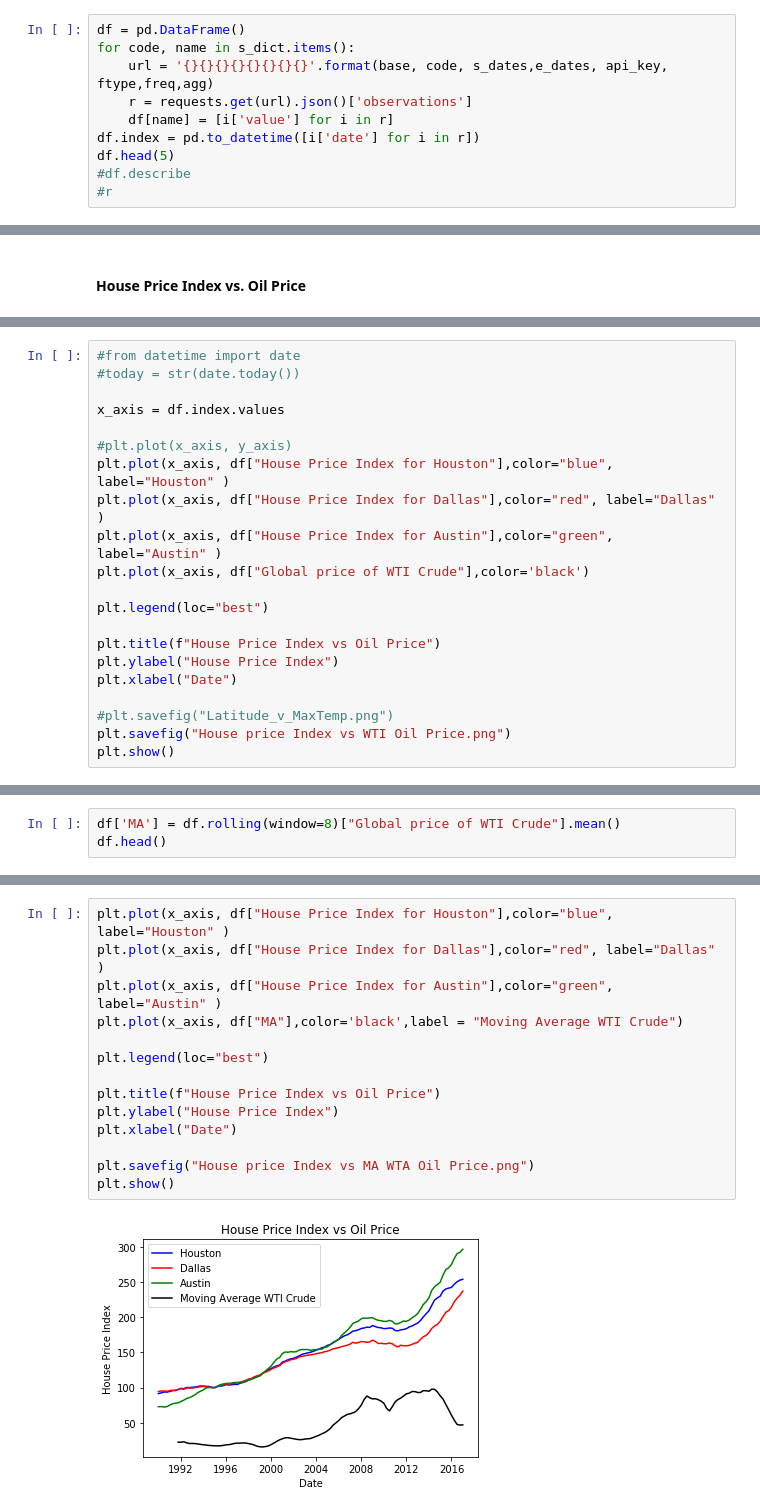
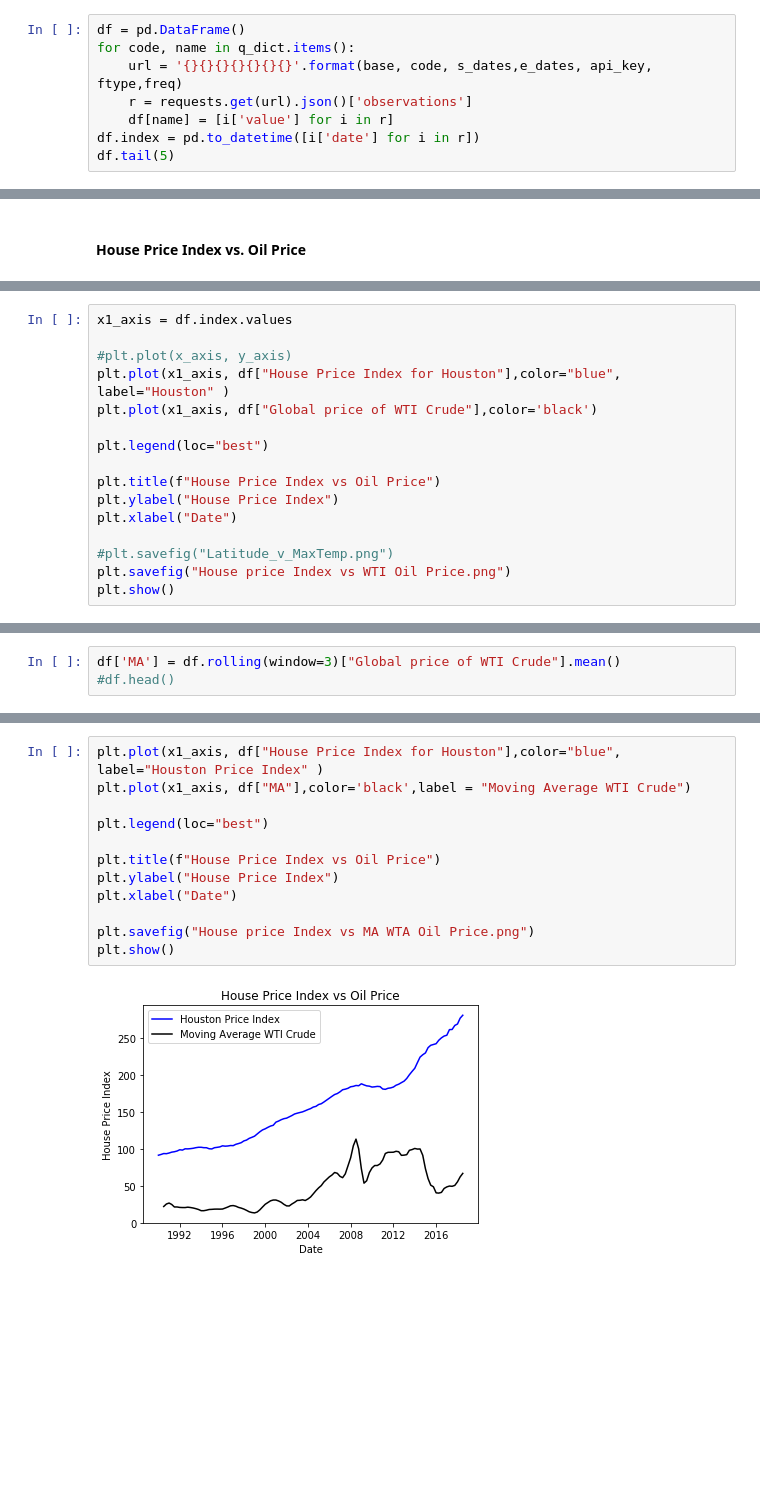
Before and after one commit to dxvo/DGJ_project, a Jupyter notebook: notebook/Gage_FRED_API.ipynb, the cells around one changed output, grey strips where cells are left out. Cells and saved outputs as stored; diff of their text form; blank space fills up the shorter version.

```diff
--- a/notebook/Gage_FRED_API.ipynb
+++ b/notebook/Gage_FRED_API.ipynb
@@ -67,11 +75,9 @@ agg = '&aggregation_method={}'.format(aggregation)
 # %%
 df = pd.DataFrame()
-for code, name in s_dict.items():
-    url = '{}{}{}{}{}{}{}{}'.format(base, code, s_dates,e_dates, api_key, ftype,freq,agg)
+for code, name in q_dict.items():
+    url = '{}{}{}{}{}{}{}'.format(base, code, s_dates,e_dates, api_key, ftype,freq)
     r = requests.get(url).json()['observations']
     df[name] = [i['value'] for i in r]
 df.index = pd.to_datetime([i['date'] for i in r])
-df.head(5)
-#df.describe
-#r
+df.tail(5)
 # %% [output]
@@ -122,14 +187,9 @@ df.to_csv(output_data_file)
 # %%
-#from datetime import date
-#today = str(date.today())
-
-x_axis = df.index.values
+x1_axis = df.index.values
 
 #plt.plot(x_axis, y_axis)
-plt.plot(x_axis, df["House Price Index for Houston"],color="blue", label="Houston" )
-plt.plot(x_axis, df["House Price Index for Dallas"],color="red", label="Dallas" )
-plt.plot(x_axis, df["House Price Index for Austin"],color="green", label="Austin" )
-plt.plot(x_axis, df["Global price of WTI Crude"],color='black')
+plt.plot(x1_axis, df["House Price Index for Houston"],color="blue", label="Houston" )
+plt.plot(x1_axis, df["Global price of WTI Crude"],color='black')
 
 plt.legend(loc="best")
 
@@ -145,3 +205,3 @@ plt.show()
 # %%
-df['MA'] = df.rolling(window=8)["Global price of WTI Crude"].mean()
-df.head()
+df['MA'] = df.rolling(window=3)["Global price of WTI Crude"].mean()
+#df.head()
@@ -155,16 +208,14 @@ df.head()
 # %%
-plt.plot(x_axis, df["House Price Index for Houston"],color="blue", label="Houston" )
-plt.plot(x_axis, df["House Price Index for Dallas"],color="red", label="Dallas" )
-plt.plot(x_axis, df["House Price Index for Austin"],color="green", label="Austin" )
-plt.plot(x_axis, df["MA"],color='black',label = "Moving Average WTI Crude")
+plt.plot(x1_axis, df["House Price Index for Houston"],color="blue", label="Houston Price Index" )
+plt.plot(x1_axis, df["MA"],color='black',label = "Moving Average WTI Crude")
 
 plt.legend(loc="best")
 
 plt.title(f"House Price Index vs Oil Price")
 plt.ylabel("House Price Index")
 plt.xlabel("Date")
 
 plt.savefig("House price Index vs MA WTA Oil Price.png")
 plt.show()
 # %% [output]
-[figure, old version]
+[figure, new version]
```
Also changed, not shown: parts of 20 cells of this notebook, 13 other files.
